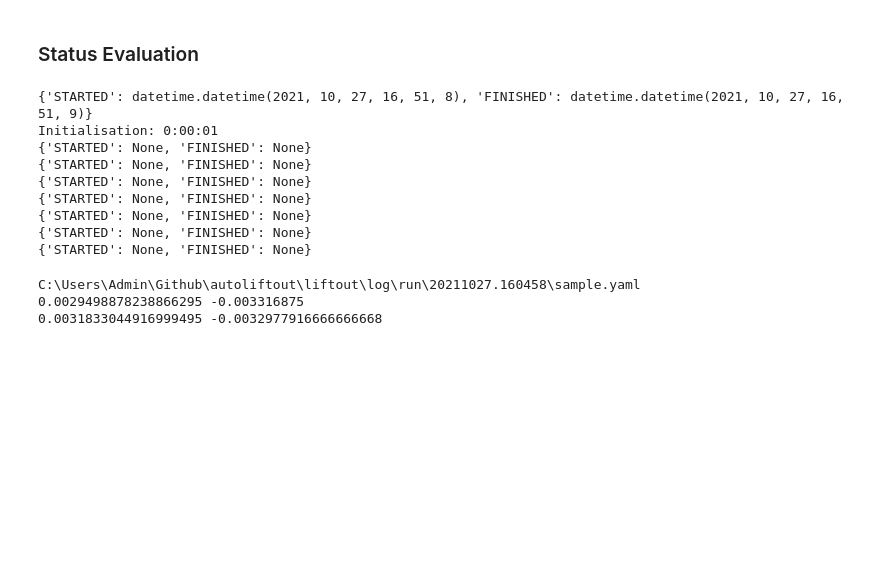
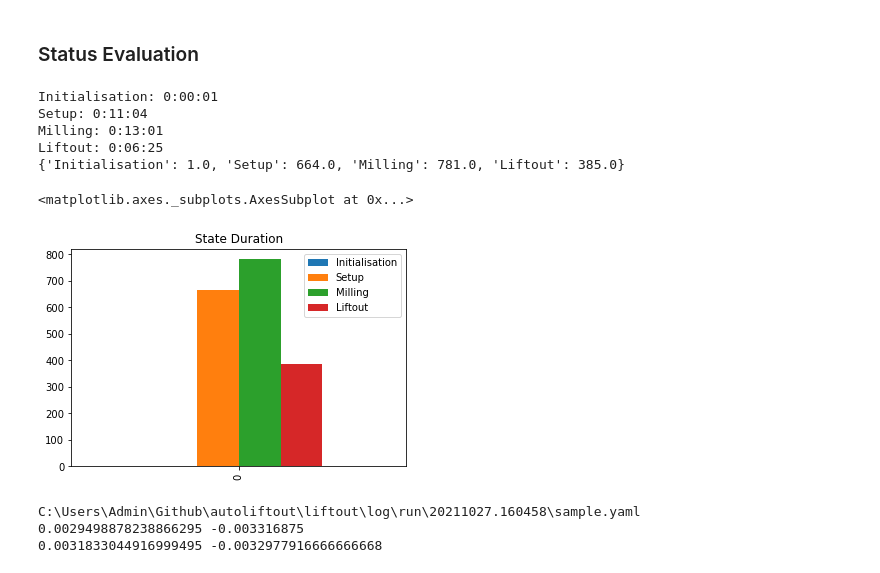
Before and after one commit to Phaips/autoliftout, a Jupyter notebook: liftout/tools/notebook.ipynb, the cells around one changed output. Saved outputs shown, nothing was run; the diff lists cells and outputs as text; code cells hidden in the pictures; blank space fills up the shorter version.

```diff
--- a/liftout/tools/notebook.ipynb
+++ b/liftout/tools/notebook.ipynb
@@ -117,21 +119,28 @@ evaluate the average gamma correction
 # %%
 # pprint(stage_dict)
 
+state_duration_dict = {}
 for state in stage_dict.keys():
-    print(stage_dict[state])
+#     print(stage_dict[state])
     if stage_dict[state]["FINISHED"] and stage_dict[state]["STARTED"]:
         state_duration = stage_dict[state]["FINISHED"] - stage_dict[state]["STARTED"]
         print(f"{state}: {state_duration}")
+        state_duration_dict[state] = state_duration.total_seconds()
+
+
+import pandas as pd
+
+print(state_duration_dict)
+df = pd.DataFrame([state_duration_dict])
+df.plot.bar(title="State Duration")
 # %% [output]
-{'STARTED': datetime.datetime(2021, 10, 27, 16, 51, 8), 'FINISHED': datetime.datetime(2021, 10, 27, 16, 51, 9)}
 Initialisation: 0:00:01
-{'STARTED': None, 'FINISHED': None}
-{'STARTED': None, 'FINISHED': None}
-{'STARTED': None, 'FINISHED': None}
-{'STARTED': None, 'FINISHED': None}
-{'STARTED': None, 'FINISHED': None}
-{'STARTED': None, 'FINISHED': None}
-{'STARTED': None, 'FINISHED': None}
+Setup: 0:11:04
+Milling: 0:13:01
+Liftout: 0:06:25
+{'Initialisation': 1.0, 'Setup': 664.0, 'Milling': 781.0, 'Liftout': 385.0}
+<matplotlib.axes._subplots.AxesSubplot at 0x...>
+[figure, added]
 # %%
 # TODO: read sample.yaml and plot the coordinates
 log_dir = r"C:\Users\Admin\Github\autoliftout\liftout\log\run\20211027.160458"
```
Also changed, not shown: parts of 3 cells of this notebook, 1 other file.
